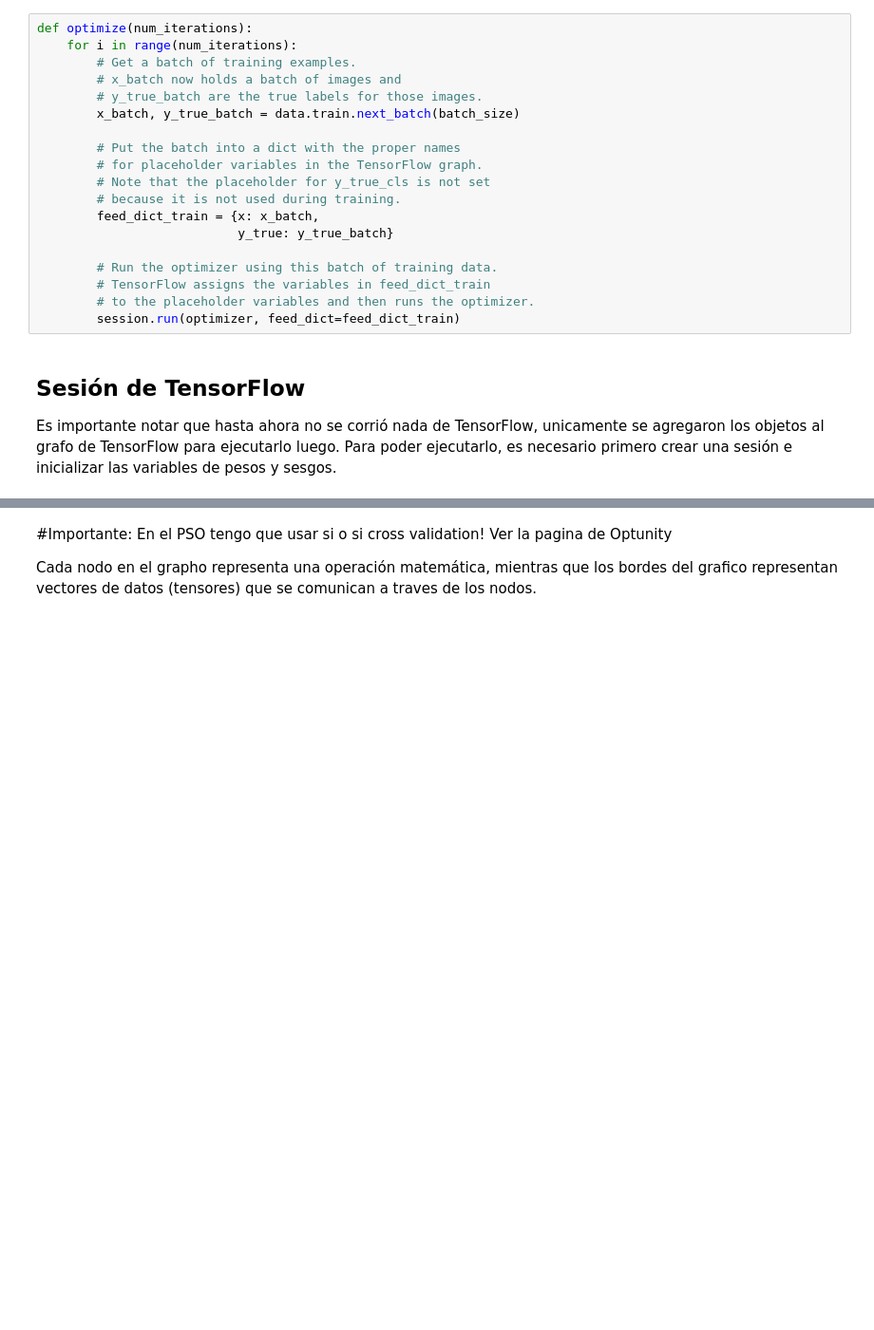
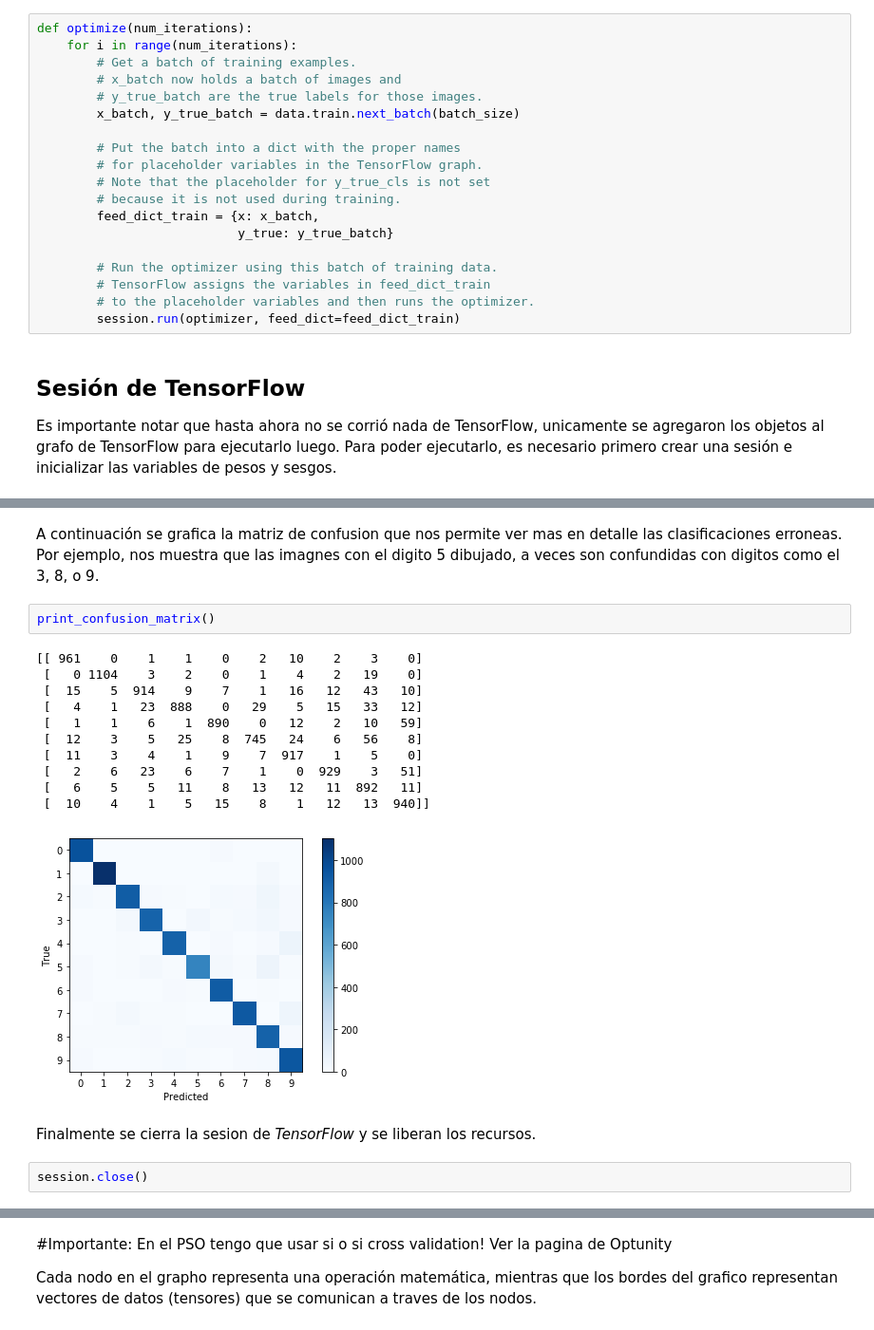
Before and after one commit to gonzalovodanovic/pso_dnn, a Jupyter notebook: pso_mnist_cnn.ipynb, the cells around one changed output, grey strips where cells are left out. Shown at 95% size. Saved outputs shown, nothing was run; the diff lists cells and outputs as text; blank space fills up the shorter version.

```diff
--- a/pso_mnist_cnn.ipynb
+++ b/pso_mnist_cnn.ipynb
@@ -538,0 +565,20 @@ Accuracy on test-set: 36.5%
+# %% [markdown]
+A continuación se grafica la matriz de confusion que nos permite ver mas en detalle las clasificaciones erroneas. Por ejemplo, nos muestra que las imagnes con el digito 5 dibujado, a veces son confundidas con digitos como el 3, 8, o 9.
+# %%
+print_confusion_matrix()
+# %% [output]
+[[ 961    0    1    1    0    2   10    2    3    0]
+ [   0 1104    3    2    0    1    4    2   19    0]
+ [  15    5  914    9    7    1   16   12   43   10]
+ [   4    1   23  888    0   29    5   15   33   12]
+ [   1    1    6    1  890    0   12    2   10   59]
+ [  12    3    5   25    8  745   24    6   56    8]
+ [  11    3    4    1    9    7  917    1    5    0]
+ [   2    6   23    6    7    1    0  929    3   51]
+ [   6    5    5   11    8   13   12   11  892   11]
+ [  10    4    1    5   15    8    1   12   13  940]]
+[figure, added]
+# %% [markdown]
+Finalmente se cierra la sesion de _TensorFlow_ y se liberan los recursos.
+# %%
+session.close()
```
Also changed, not shown: parts of 26 cells of this notebook, 5 other files.
